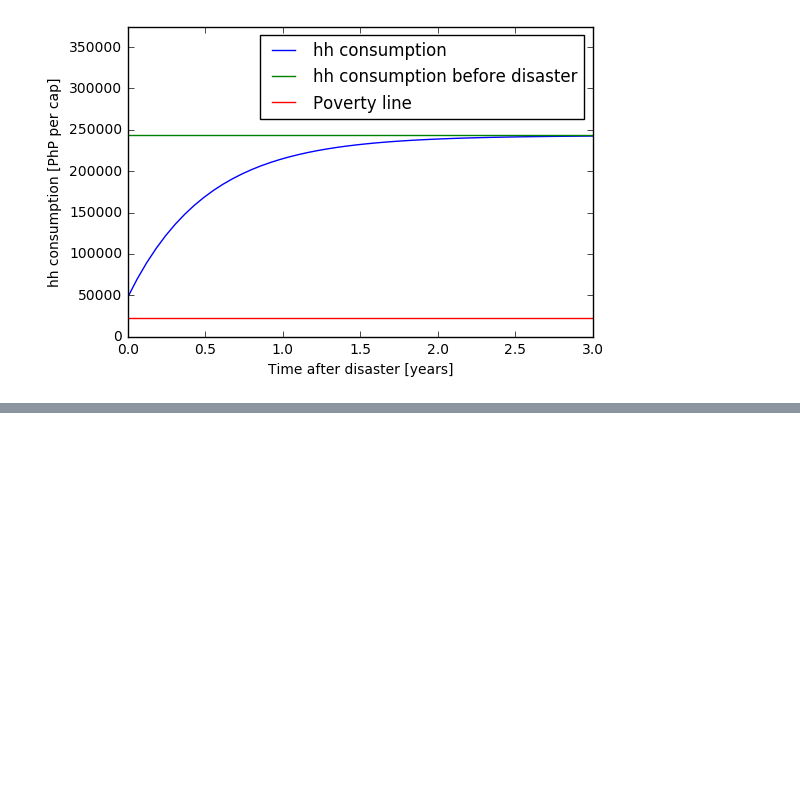
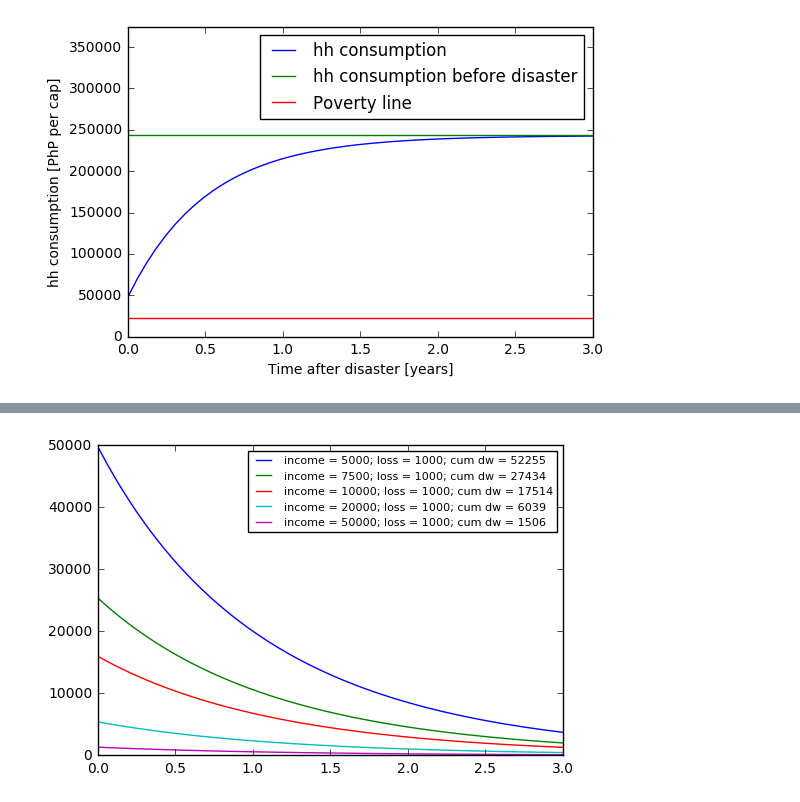
Before and after one commit to walshb1/hh_resilience_model, a Jupyter notebook: disaster_losses_with_fies.ipynb, the cells around one changed output, grey strips where cells are left out. Cells and saved outputs as stored; diff of their text form; code cells hidden in the pictures; blank space fills up the shorter version.

```diff
--- a/disaster_losses_with_fies.ipynb
+++ b/disaster_losses_with_fies.ipynb
@@ -183,0 +217,31 @@ plt.cla()
+# %%
+# Step 13
+# Let's look at the well-being loss for multiple hh facing the same loss:
+hh_income = [5000,7500,10000,20000,50000]
+d_capital = 1000
+T =4
+R = np.log(1/0.05)/T
+
+for _hhinc in hh_income:
+    hh_dw = []
+    hh_dw_tot = 0
+
+    for _t in t_reco:
+
+        _dc = d_capital*(avg_prod_k+R)*math.e**(-_t*R)
+        assert(_hhinc-_dc > 0)
+        # ^ Have to make sure consumtpion doesn't go negative...would represent death(?)
+
+        _dw = math.e**(-_t*discount)/(1-inc_elast)*(_hhinc**(1-inc_elast)-(_hhinc-_dc)**(1-inc_elast))
+
+        hh_dw.append(_dw/wprime)
+
+        hh_dw_tot += dt*_dw/wprime
+
+    plt.plot(t_reco,hh_dw,label='income = '+str(_hhinc)+'; loss = '+str(d_capital)+'; cum dw = '+str(int(hh_dw_tot)))
+    #plt.semilogy(t_reco,hh_dw,label='income = '+str(_hhinc))
+
+plt.legend(fontsize=8)
+plt.show()
+# %% [output]
+[figure, added]
```
Also changed, not shown: parts of 11 cells of this notebook, 11 other files.
